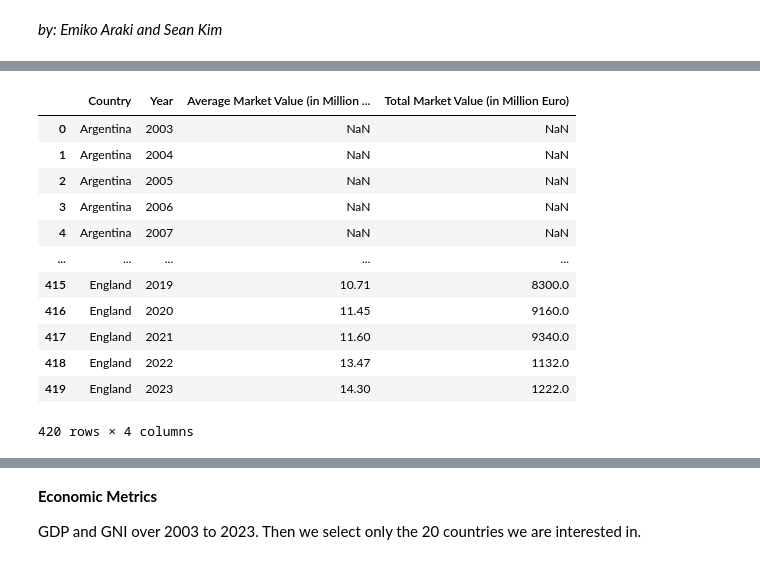
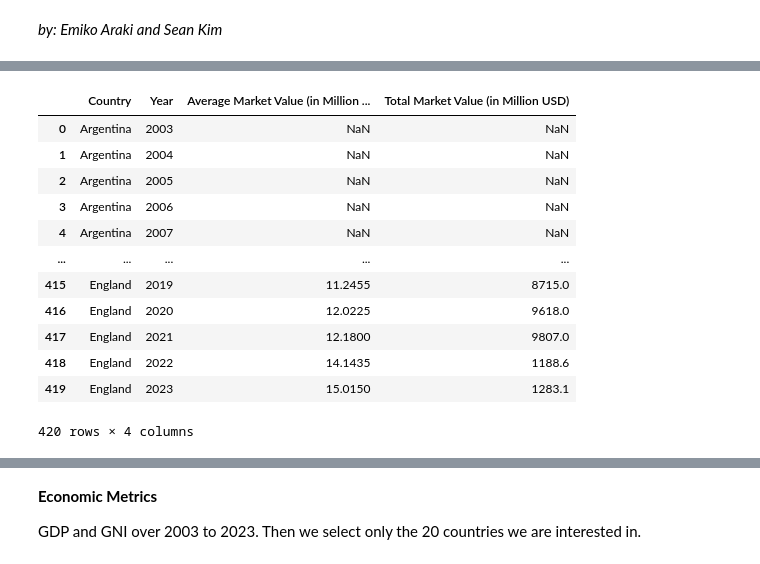
Before and after one commit to earaki/ECON323Project, a Jupyter notebook: Final Project/Final Project AraKim.ipynb, the cells around one changed output, grey strips where cells are left out. Cells and saved outputs as stored; diff of their text form; code cells hidden in the pictures.

```diff
--- a/Final Project/Final Project AraKim.ipynb
+++ b/Final Project/Final Project AraKim.ipynb
@@ -362,17 +380,21 @@ United States           19.0          32.0          26.0          27.0
 # %%
 market_value = pd.read_csv("Data sets/Market Value/marketvalue.csv")
+exchange_rate = 1.05 #Exchange rate EURO to USD
+market_value["Average Market Value (in Million USD)"] = market_value["Average Market Value (in Million Euros)"] * exchange_rate
+market_value["Total Market Value (in Million USD)"] = market_value["Total Market Value (in Million Euro)"] * exchange_rate
+market_value = market_value.drop(columns = ["Average Market Value (in Million Euros)", "Total Market Value (in Million Euro)"])
 market_value
 # %% [output]
-|  | Country | Year | Average Market Value (in Million ... | Total Market Value (in Million Euro) |
+|  | Country | Year | Average Market Value (in Million ... | Total Market Value (in Million USD) |
 | 0 | Argentina | 2003 | NaN | NaN |
 | 1 | Argentina | 2004 | NaN | NaN |
 | 2 | Argentina | 2005 | NaN | NaN |
 | 3 | Argentina | 2006 | NaN | NaN |
 | 4 | Argentina | 2007 | NaN | NaN |
 | ... | ... | ... | ... | ... |
-| 415 | England | 2019 | 10.71 | 8300.0 |
-| 416 | England | 2020 | 11.45 | 9160.0 |
-| 417 | England | 2021 | 11.60 | 9340.0 |
-| 418 | England | 2022 | 13.47 | 1132.0 |
-| 419 | England | 2023 | 14.30 | 1222.0 |
+| 415 | England | 2019 | 11.2455 | 8715.0 |
+| 416 | England | 2020 | 12.0225 | 9618.0 |
+| 417 | England | 2021 | 12.1800 | 9807.0 |
+| 418 | England | 2022 | 14.1435 | 1188.6 |
+| 419 | England | 2023 | 15.0150 | 1283.1 |
 420 rows × 4 columns
```
Also changed, not shown: parts of 12 cells of this notebook, 2 other files.
